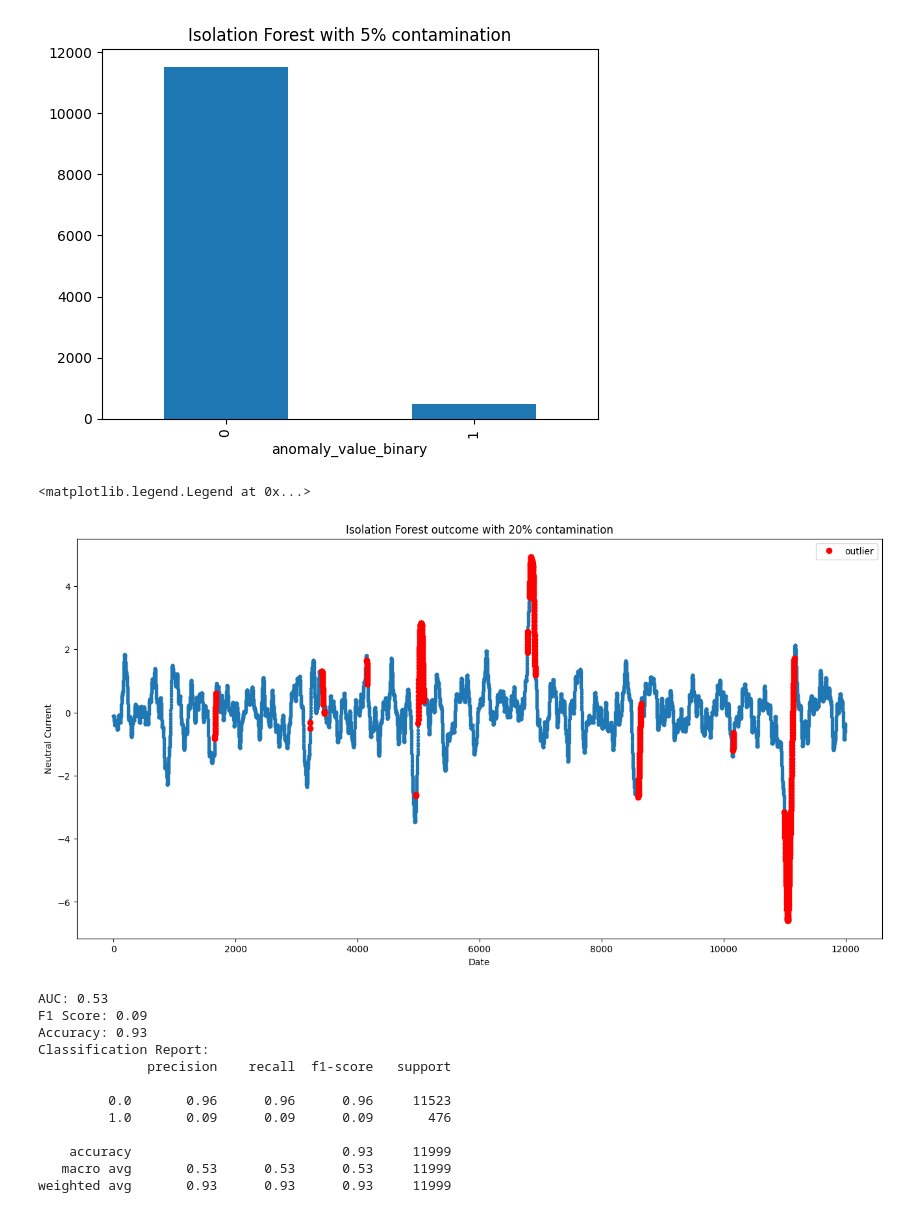
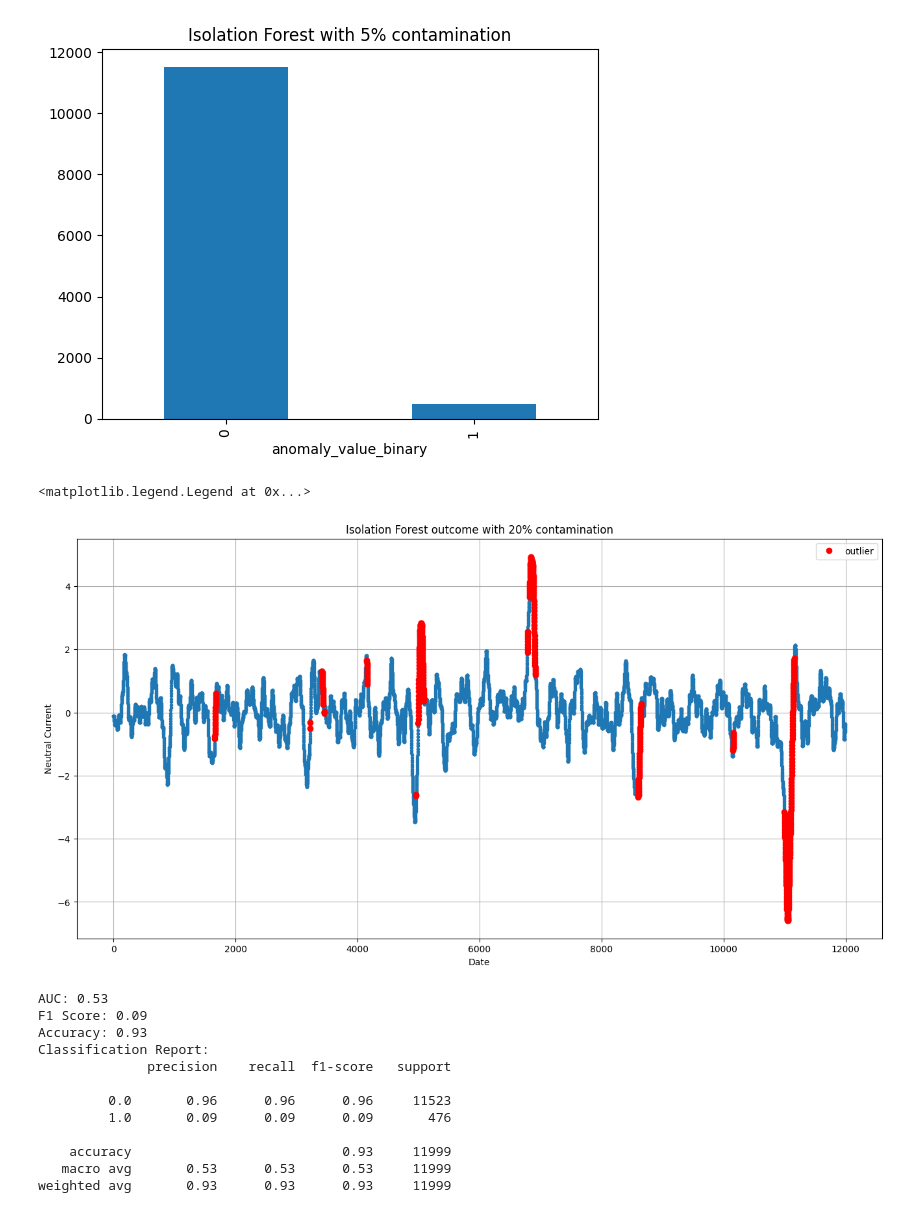
Before and after one commit to ConstantinovMihai/HumanSimulator, a Jupyter notebook: Data/Models/isolation_forest.ipynb, the cells around one changed output. Saved outputs shown, nothing was run; the diff lists cells and outputs as text; code cells hidden in the pictures.

```diff
--- a/Data/Models/isolation_forest.ipynb
+++ b/Data/Models/isolation_forest.ipynb
@@ -152,16 +152,16 @@ Text(0.5, 1.0, 'Isolation Forest with 5% contamination')
 # %%
 plt.figure(figsize = (16, 8))
 
 plt.plot(df['error_signal'], marker = '.')
 plt.plot(outliers['error_signal'], 'o', color = 'red', label = 'outlier')
 plt.title('Isolation Forest outcome with 20% contamination')
-
+plt.grid()
 plt.xlabel('Date')
 plt.ylabel('Neutral Current')
 plt.legend()
 # %% [output]
 <matplotlib.legend.Legend at 0x...>
-[figure, old version]
+[figure, new version]
 # %%
 # Calculate metrics
 y_true = df['label']
```
Also changed, not shown: 19 other files.
